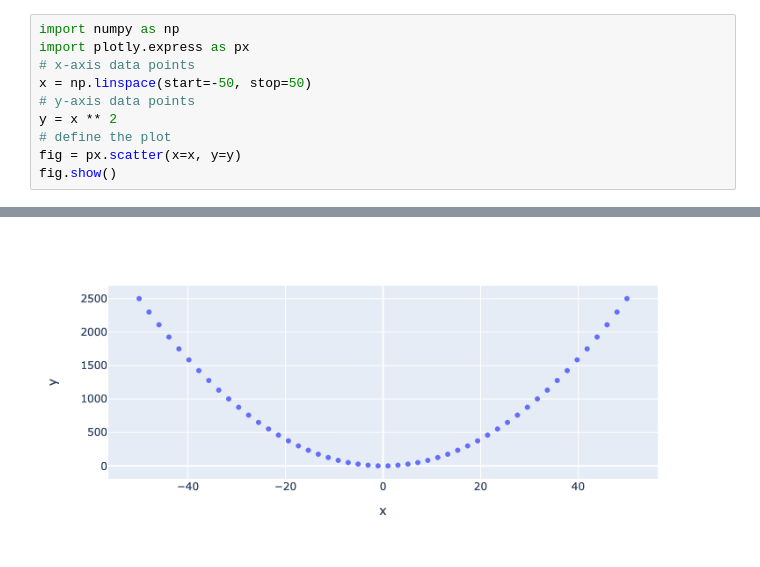
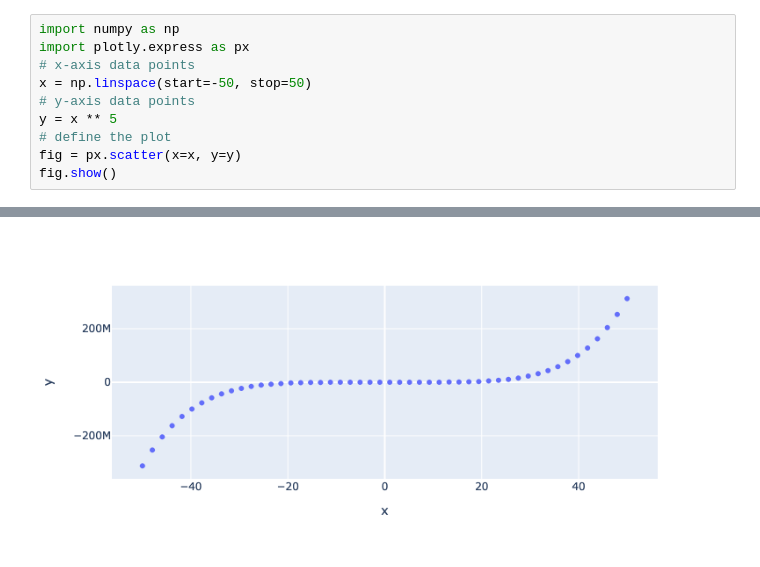
Before and after one commit to phonggiang/my-notebooks-repo, a Jupyter notebook: experiment.ipynb, the cells around one changed output, grey strips where cells are left out. Drawn from its saved outputs; the diff is of its cells as text.

```diff
--- a/experiment.ipynb
+++ b/experiment.ipynb
@@ -4,7 +4,7 @@ import plotly.express as px
 # x-axis data points
 x = np.linspace(start=-50, stop=50)
 # y-axis data points
-y = x ** 2
+y = x ** 5
 # define the plot
 fig = px.scatter(x=x, y=y)
 fig.show()
@@ -13 +12 @@ fig.show()
-[figure, old version]
+[figure, new version]
```
Also changed, not shown: parts of 1 cell of this notebook.
